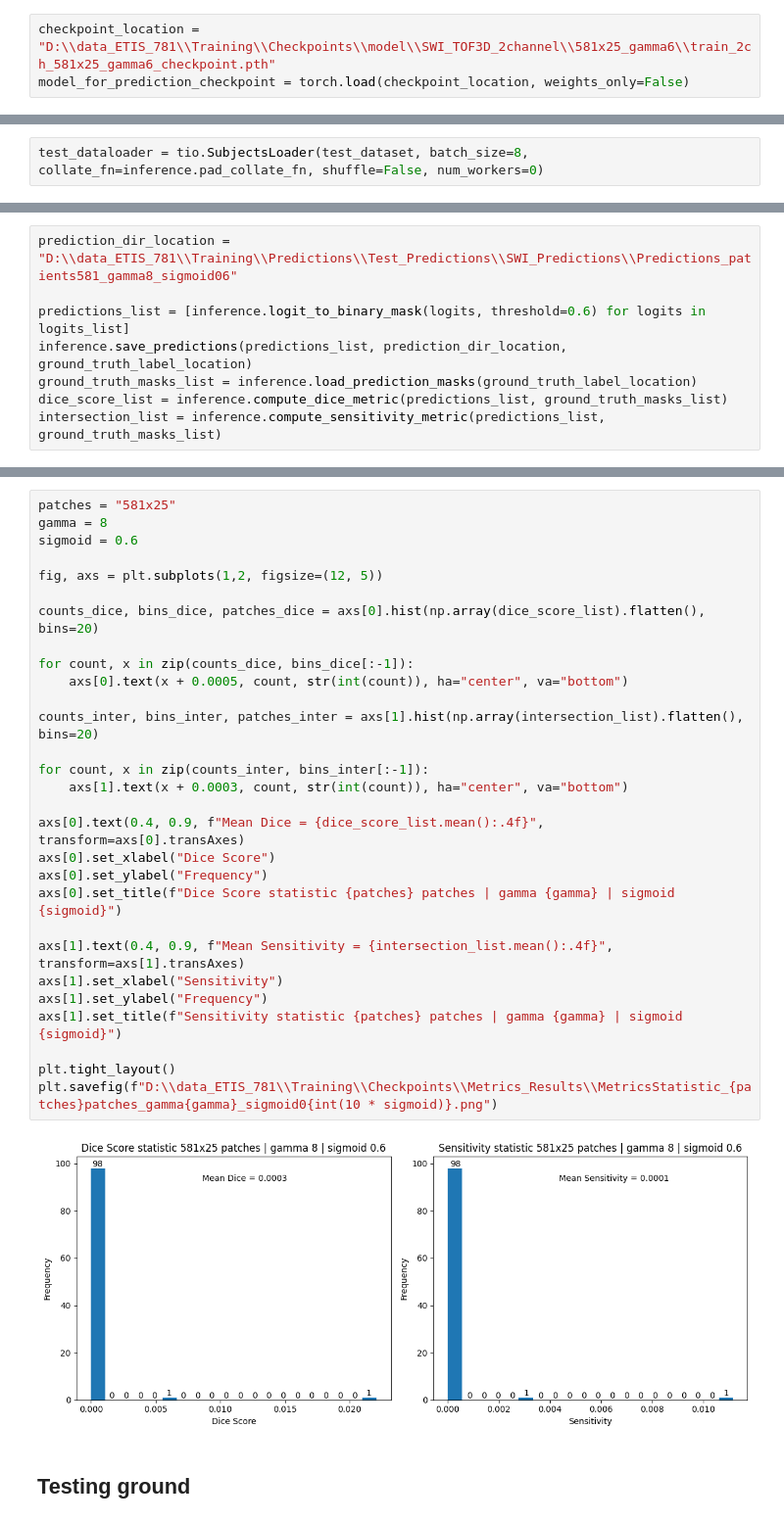
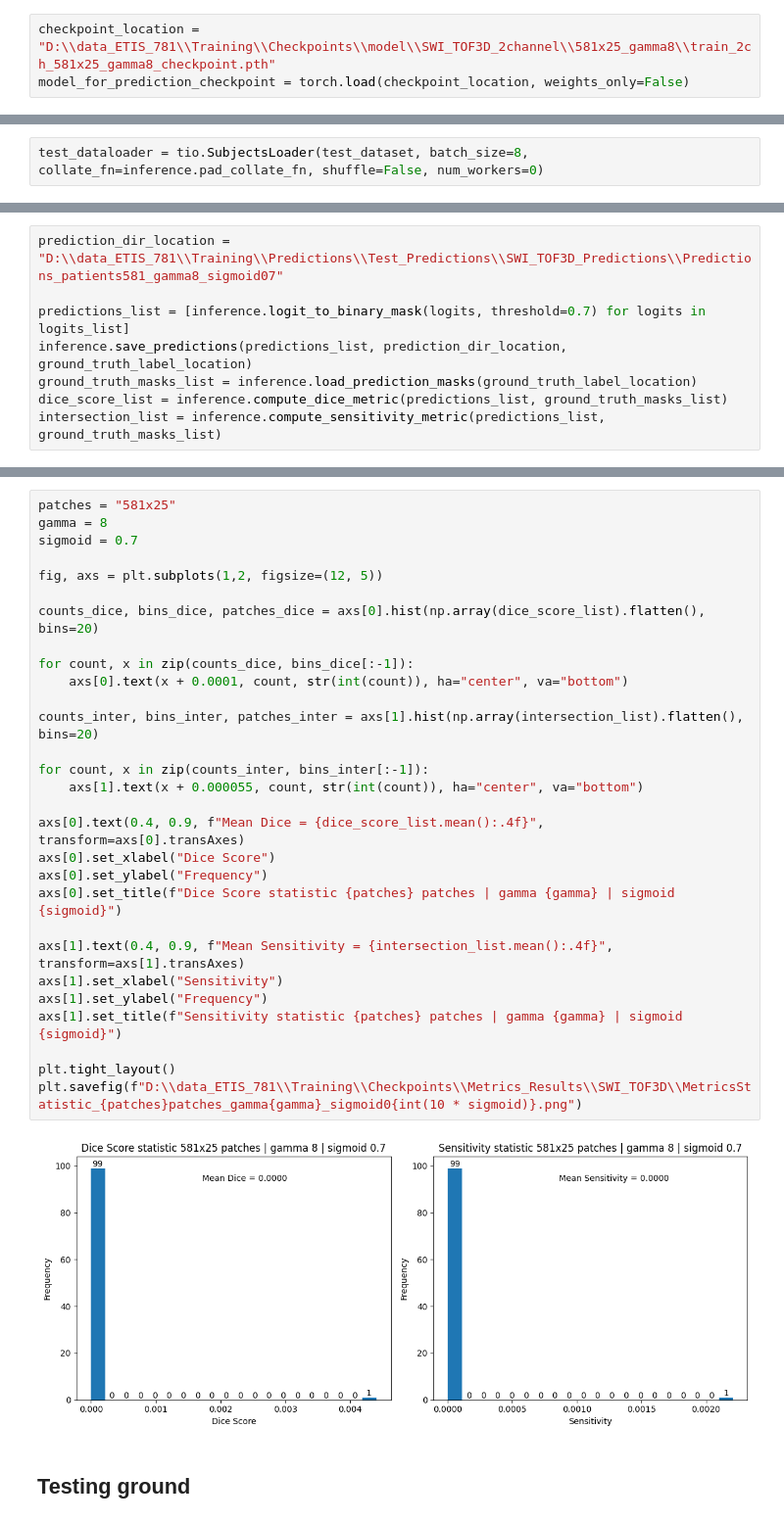
Before and after one commit to drci-foch/BOOSTER-AIC, a Jupyter notebook: algo/UNet/UNet_Training.ipynb, the cells around one changed output, grey strips where cells are left out. Shown: that part at 98% size. Cells and saved outputs as stored; diff of their text form.

```diff
--- a/algo/UNet/UNet_Training.ipynb
+++ b/algo/UNet/UNet_Training.ipynb
@@ -248,7 +248,7 @@ BasicUNetPlusPlus features: (32, 32, 64, 128, 256, 32).
 learning_rate = 0.01
 optimizer_for_prediction = torch.optim.Adam(model_for_prediction.parameters(), lr=learning_rate)
 # %%
-checkpoint_location = "D:\\data_ETIS_781\\Training\\Checkpoints\\model\\SWI_TOF3D_2channel\\581x25_gamma6\\train_2ch_581x25_gamma6_checkpoint.pth"
+checkpoint_location = "D:\\data_ETIS_781\\Training\\Checkpoints\\model\\SWI_TOF3D_2channel\\581x25_gamma8\\train_2ch_581x25_gamma8_checkpoint.pth"
 model_for_prediction_checkpoint = torch.load(checkpoint_location, weights_only=False)
 # %%
 train_swi_dir = "D:\\data_ETIS_781\\Training\\Train_dataset\\SWI_Train"
@@ -315,7 +288,7 @@ KeyError: 'tof_image'
 # %%
-prediction_dir_location = "D:\\data_ETIS_781\\Training\\Predictions\\Test_Predictions\\SWI_Predictions\\Predictions_patients581_gamma8_sigmoid06"
+prediction_dir_location = "D:\\data_ETIS_781\\Training\\Predictions\\Test_Predictions\\SWI_TOF3D_Predictions\\Predictions_patients581_gamma8_sigmoid07"
 
-predictions_list = [inference.logit_to_binary_mask(logits, threshold=0.6) for logits in logits_list]
+predictions_list = [inference.logit_to_binary_mask(logits, threshold=0.7) for logits in logits_list]
 inference.save_predictions(predictions_list, prediction_dir_location, ground_truth_label_location)
 ground_truth_masks_list = inference.load_prediction_masks(ground_truth_label_location)
 dice_score_list = inference.compute_dice_metric(predictions_list, ground_truth_masks_list)
@@ -327,33 +300,33 @@ Mean Sensitivity is 0.00014223152519224488
 # %%
 patches = "581x25"
 gamma = 8
-sigmoid = 0.6
+sigmoid = 0.7
 
 fig, axs = plt.subplots(1,2, figsize=(12, 5))
 
 counts_dice, bins_dice, patches_dice = axs[0].hist(np.array(dice_score_list).flatten(), bins=20)
 
 for count, x in zip(counts_dice, bins_dice[:-1]):
-    axs[0].text(x + 0.0005, count, str(int(count)), ha="center", va="bottom")
+    axs[0].text(x + 0.0001, count, str(int(count)), ha="center", va="bottom")
 
 counts_inter, bins_inter, patches_inter = axs[1].hist(np.array(intersection_list).flatten(), bins=20)
 
 for count, x in zip(counts_inter, bins_inter[:-1]):
-    axs[1].text(x + 0.0003, count, str(int(count)), ha="center", va="bottom")
+    axs[1].text(x + 0.000055, count, str(int(count)), ha="center", va="bottom")
 
 axs[0].text(0.4, 0.9, f"Mean Dice = {dice_score_list.mean():.4f}", transform=axs[0].transAxes)
 axs[0].set_xlabel("Dice Score")
 axs[0].set_ylabel("Frequency")
 axs[0].set_title(f"Dice Score statistic {patches} patches | gamma {gamma} | sigmoid {sigmoid}")
 
 axs[1].text(0.4, 0.9, f"Mean Sensitivity = {intersection_list.mean():.4f}", transform=axs[1].transAxes)
 axs[1].set_xlabel("Sensitivity")
 axs[1].set_ylabel("Frequency")
 axs[1].set_title(f"Sensitivity statistic {patches} patches | gamma {gamma} | sigmoid {sigmoid}")
 
 plt.tight_layout()
-plt.savefig(f"D:\\data_ETIS_781\\Training\\Checkpoints\\Metrics_Results\\MetricsStatistic_{patches}patches_gamma{gamma}_sigmoid0{int(10 * sigmoid)}.png")
+plt.savefig(f"D:\\data_ETIS_781\\Training\\Checkpoints\\Metrics_Results\\SWI_TOF3D\\MetricsStatistic_{patches}patches_gamma{gamma}_sigmoid0{int(10 * sigmoid)}.png")
 # %% [output]
-[figure, old version]
+[figure, new version]
 # %% [markdown]
 ## Testing ground
```
Also changed, not shown: parts of 9 cells of this notebook.
